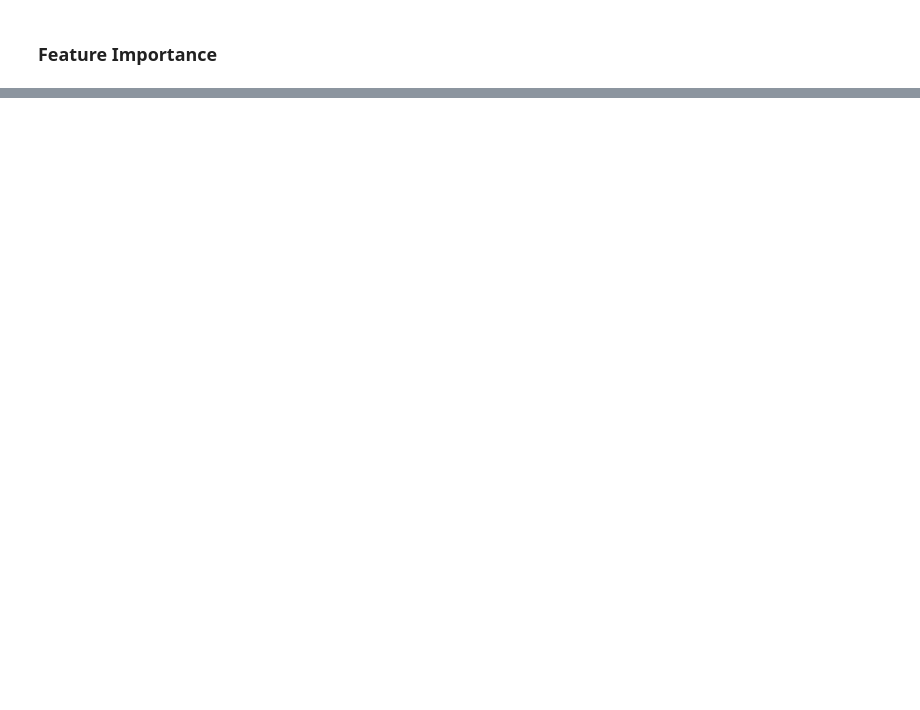
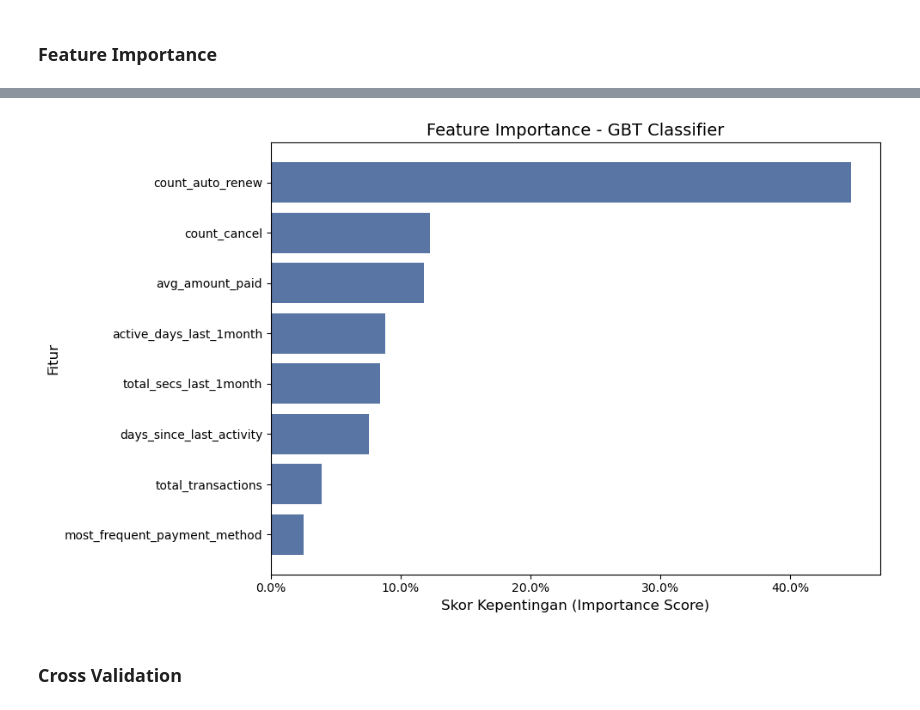
Before and after one commit to goldistry/ABD_CC, a Jupyter notebook: src/04_MODELING_final.ipynb, the cells around one changed output, grey strips where cells are left out. Drawn from its saved outputs; the diff is of its cells as text; code cells hidden in the pictures; blank space fills up the shorter version.

```diff
--- a/src/04_MODELING_final.ipynb
+++ b/src/04_MODELING_final.ipynb
@@ -662,0 +531,51 @@ if df_imp_gbt is not None:
+# %%
+import pandas as pd
+import matplotlib.pyplot as plt
+
+data = {
+    'Feature_Name': [
+        'count_auto_renew',
+        'count_cancel',
+        'avg_amount_paid',
+        'active_days_last_1month',
+        'total_secs_last_1month',
+        'days_since_last_activity',
+        'total_transactions',
+        'most_frequent_payment_method',
+    ],
+    'Importance_Score': [
+        0.447133,
+        0.122822,
+        0.117640,
+        0.088233,
+        0.084407,
+        0.075277,
+        0.039004,
+        0.025483,
+    ]
+}
+
+df_importance = pd.DataFrame(data)
+# Membersihkan nama fitur
+# Hapus prefix 'numerical_features_'
+df_importance = df_importance.sort_values(by='Importance_Score', ascending=True)
+# Buat plot
+plt.figure(figsize=(10, 6))
+plt.barh(
+    df_importance['Feature_Name'],
+    df_importance['Importance_Score'],
+    color='#5975A4'
+)
+
+# Label dan Judul
+plt.xlabel('Skor Kepentingan (Importance Score)', fontsize=12)
+plt.ylabel('Fitur', fontsize=12)
+plt.title('Feature Importance - GBT Classifier', fontsize=14)
+
+plt.gca().xaxis.set_major_formatter(plt.matplotlib.ticker.PercentFormatter(xmax=1.0))
+
+plt.tight_layout()
+# %% [output]
+[figure, added]
+# %% [markdown]
+### Cross Validation
```
Also changed, not shown: parts of 21 cells of this notebook, 3 other files.
